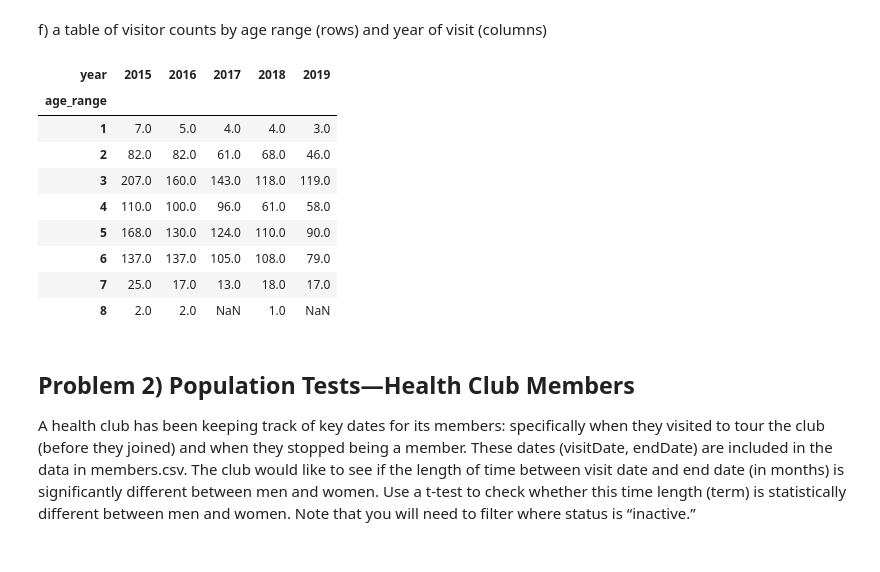
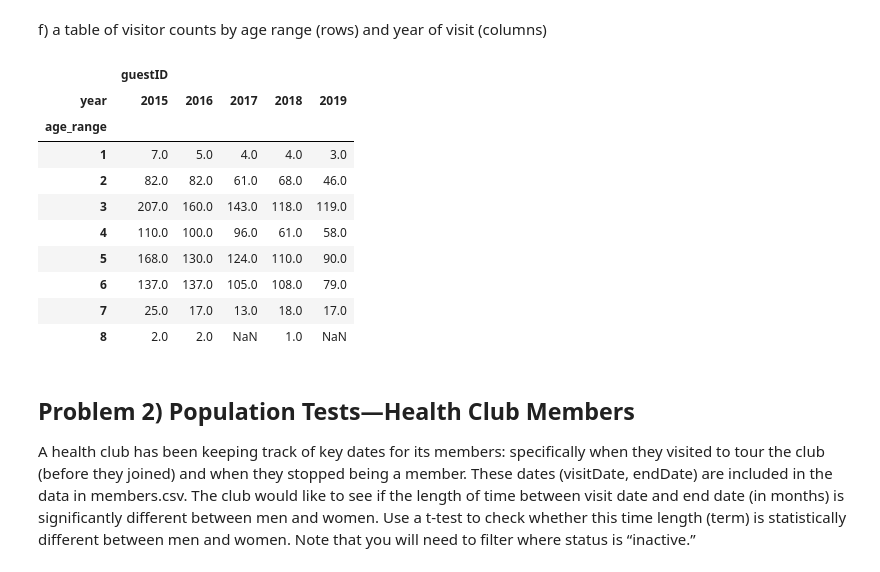
Before and after one commit to AndrewPiasecki/PythonCourse, a Jupyter notebook: FirstName_LastName_Assignment6.ipynb, the cells around one changed output. Saved outputs shown, nothing was run; the diff lists cells and outputs as text; code cells hidden in the pictures.

```diff
--- a/FirstName_LastName_Assignment6.ipynb
+++ b/FirstName_LastName_Assignment6.ipynb
@@ -196,7 +200,11 @@ dfByGender
 f) a table of visitor counts by age range (rows) and year of visit (columns)
 # %%
 # what are the mix af age ranges over time
+
+ageRange = dfvisitors.pivot_table(index = "age_range", columns = "year", aggfunc = len)
+ageRange[["guestID"]]
 # %% [output]
+|  | guestID |  |  |  |  |
 | year | 2015 | 2016 | 2017 | 2018 | 2019 |
 | age_range |  |  |  |  |  |
 | 1 | 7.0 | 5.0 | 4.0 | 4.0 | 3.0 |
```
Also changed, not shown: parts of 10 cells of this notebook.
